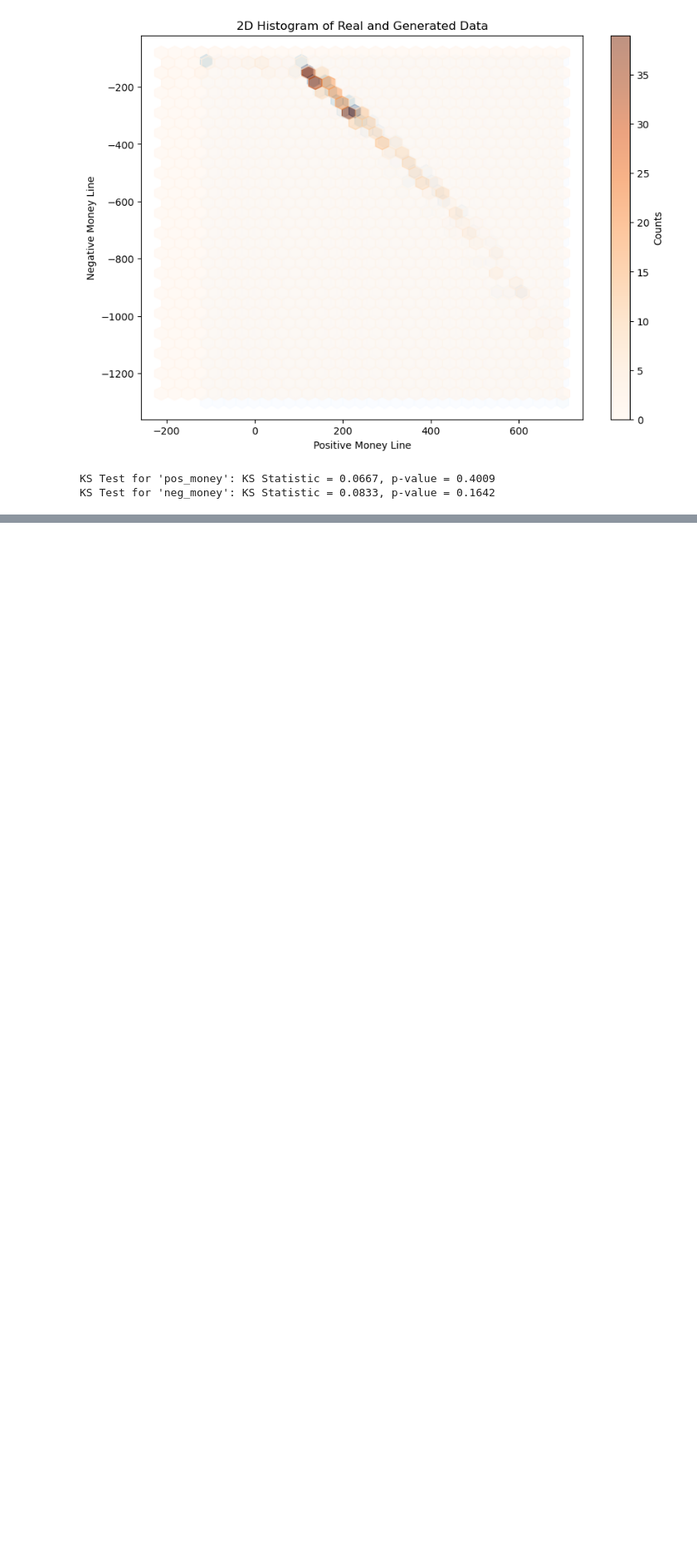
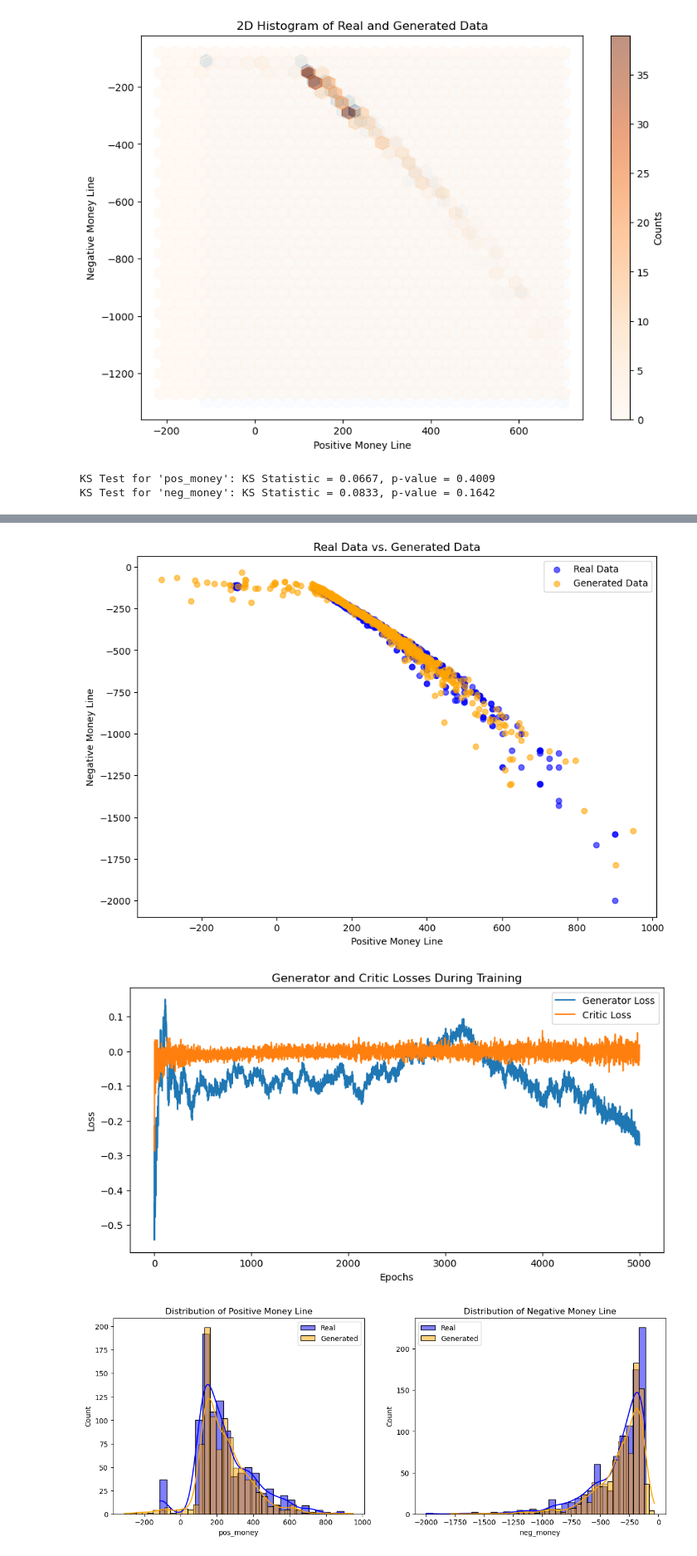
Before and after one commit to jakebirnbach/MoneyLineGANs, a Jupyter notebook: ML Models/WGAN_test.ipynb, the cells around one changed output, grey strips where cells are left out. Shown at 83% size. Cells and saved outputs as stored; diff of their text form; code cells hidden in the pictures; blank space fills up the shorter version.

Commit message:
added GANs with full data

```diff
--- a/ML Models/WGAN_test.ipynb
+++ b/ML Models/WGAN_test.ipynb
@@ -767,0 +935,66 @@ KS Test for 'neg_money': KS Statistic = 0.0833, p-value = 0.1642
+# %%
+# Plot real data vs. generated data
+plt.figure(figsize=(10, 7))
+plt.scatter(real_df['pos_money'], real_df['neg_money'], label='Real Data', color='blue', alpha=0.6)
+plt.scatter(gen_df['pos_money'], gen_df['neg_money'], label='Generated Data', color='orange', alpha=0.6)
+plt.title('Real Data vs. Generated Data')
+plt.xlabel('Positive Money Line')
+plt.ylabel('Negative Money Line')
+plt.legend()
+plt.show()
+
+# Plot Generator and Critic Losses
+plt.figure(figsize=(10, 5))
+plt.plot(losses_G, label='Generator Loss')
+plt.plot(losses_C, label='Critic Loss')
+plt.title('Generator and Critic Losses During Training')
+plt.xlabel('Epochs')
+plt.ylabel('Loss')
+plt.legend()
+plt.show()
+
+# Plot histograms of individual features
+fig, axes = plt.subplots(1, 2, figsize=(14, 5))
+sns.histplot(real_df['pos_money'], kde=True, color='blue', label='Real', ax=axes[0])
+sns.histplot(gen_df['pos_money'], kde=True, color='orange', label='Generated', ax=axes[0])
+axes[0].set_title('Distribution of Positive Money Line')
+axes[0].legend()
+
+sns.histplot(real_df['neg_money'], kde=True, color='blue', label='Real', ax=axes[1])
+sns.histplot(gen_df['neg_money'], kde=True, color='orange', label='Generated', ax=axes[1])
+axes[1].set_title('Distribution of Negative Money Line')
+axes[1].legend()
+plt.show()
+
+# Plot KDE of the joint distribution
+plt.figure(figsize=(10, 7))
+sns.kdeplot(data=real_df, x='pos_money', y='neg_money', cmap='Blues', fill=True, thresh=0, levels=10, label='Real Data')
+sns.kdeplot(data=gen_df, x='pos_money', y='neg_money', cmap='Oranges', fill=True, thresh=0, levels=10, label='Generated Data')
+plt.title('KDE of Real vs. Generated Data')
+plt.xlabel('Positive Money Line')
+plt.ylabel('Negative Money Line')
+plt.legend()
+plt.show()
+
+# 2D Histogram (Hexbin Plot)
+plt.figure(figsize=(10, 7))
+plt.hexbin(real_df['pos_money'], real_df['neg_money'], gridsize=30, cmap='Blues', alpha=0.5)
+plt.hexbin(gen_df['pos_money'], gen_df['neg_money'], gridsize=30, cmap='Oranges', alpha=0.5)
+plt.title('2D Histogram of Real and Generated Data')
+plt.xlabel('Positive Money Line')
+plt.ylabel('Negative Money Line')
+plt.colorbar(label='Counts')
+plt.show()
+
+# Statistical Comparison: Kolmogorov-Smirnov Test
+from scipy.stats import ks_2samp
+
+ks_stat_pos, p_value_pos = ks_2samp(real_df['pos_money'], gen_df['pos_money'])
+ks_stat_neg, p_value_neg = ks_2samp(real_df['neg_money'], gen_df['neg_money'])
+
+print(f"KS Test for 'pos_money': KS Statistic = {ks_stat_pos:.4f}, p-value = {p_value_pos:.4f}")
+print(f"KS Test for 'neg_money': KS Statistic = {ks_stat_neg:.4f}, p-value = {p_value_neg:.4f}")
+# %% [output]
+[figure, added]
+[figure, added]
+[figure, added]
```
Also changed, not shown: parts of 4 cells of this notebook.
